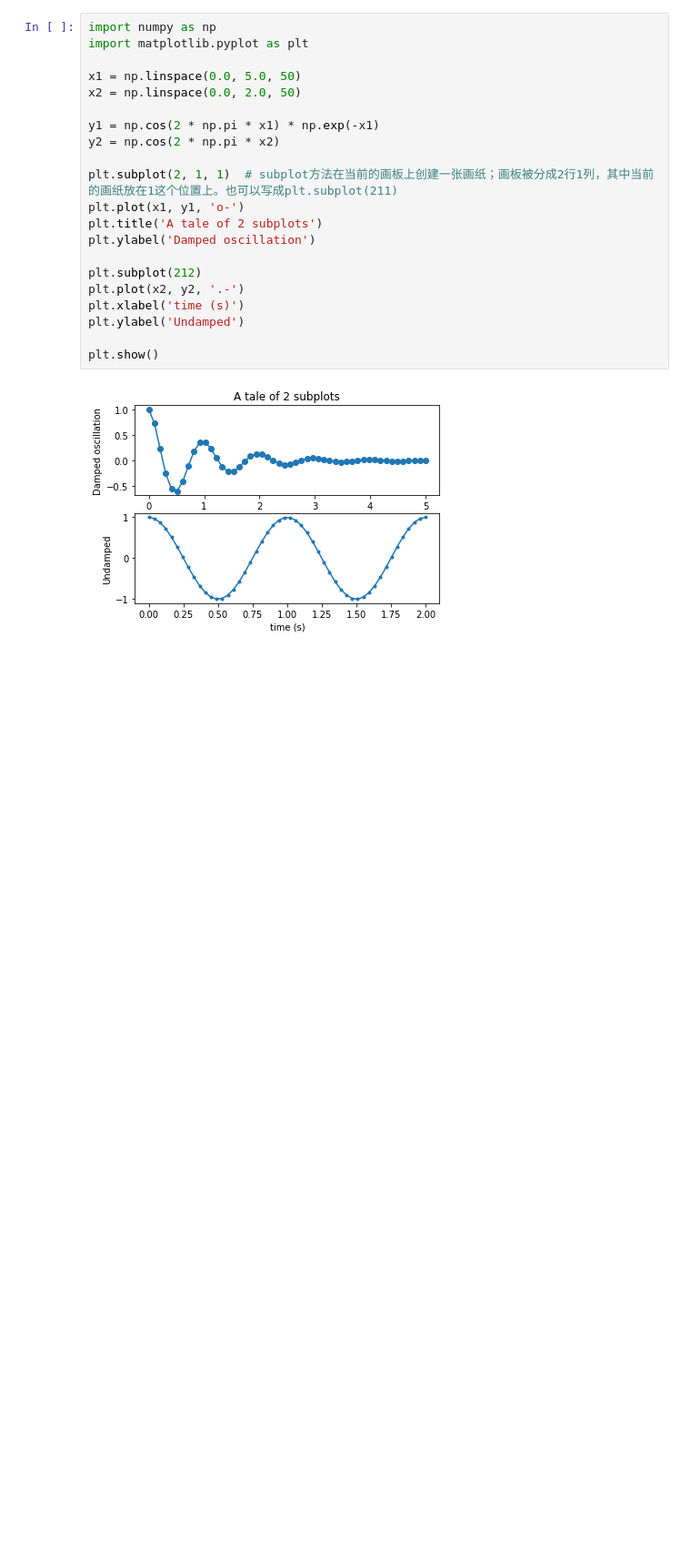
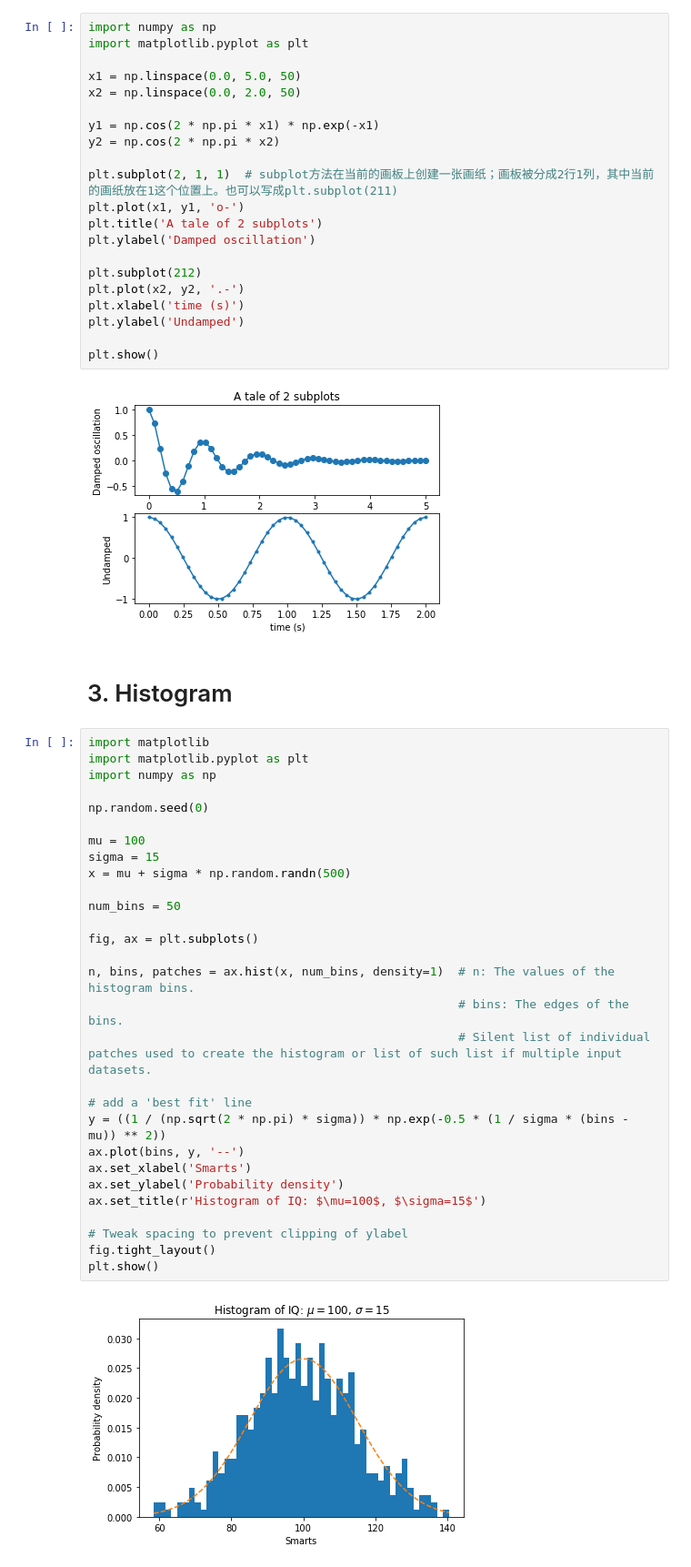
Before and after one commit to zhoudaxia233/MLnotes, a Jupyter notebook: matplotlib tutorial.ipynb, the cells around one changed output. Shown: that part at 91% size. Cells and saved outputs as stored; diff of their text form; blank space fills up the shorter version.

Commit message:
Add histogram

```diff
--- a/matplotlib tutorial.ipynb
+++ b/matplotlib tutorial.ipynb
@@ -51,3 +51,36 @@ plt.ylabel('Undamped')
 plt.show()
 # %% [output]
 [figure]
+# %% [markdown]
+# 3. Histogram
+# %%
+import matplotlib
+import matplotlib.pyplot as plt
+import numpy as np
+
+np.random.seed(0)
+
+mu = 100
+sigma = 15
+x = mu + sigma * np.random.randn(500)
+
+num_bins = 50
+
+fig, ax = plt.subplots()
+
+n, bins, patches = ax.hist(x, num_bins, density=1)  # n: The values of the histogram bins.
+                                                    # bins: The edges of the bins.
+                                                    # Silent list of individual patches used to create the histogram or list of such list if multiple input datasets.
+
+# add a 'best fit' line
+y = ((1 / (np.sqrt(2 * np.pi) * sigma)) * np.exp(-0.5 * (1 / sigma * (bins - mu)) ** 2))
+ax.plot(bins, y, '--')
+ax.set_xlabel('Smarts')
+ax.set_ylabel('Probability density')
+ax.set_title(r'Histogram of IQ: $\mu=100$, $\sigma=15$')
+
+# Tweak spacing to prevent clipping of ylabel
+fig.tight_layout()
+plt.show()
+# %% [output]
+[figure, added]
```
